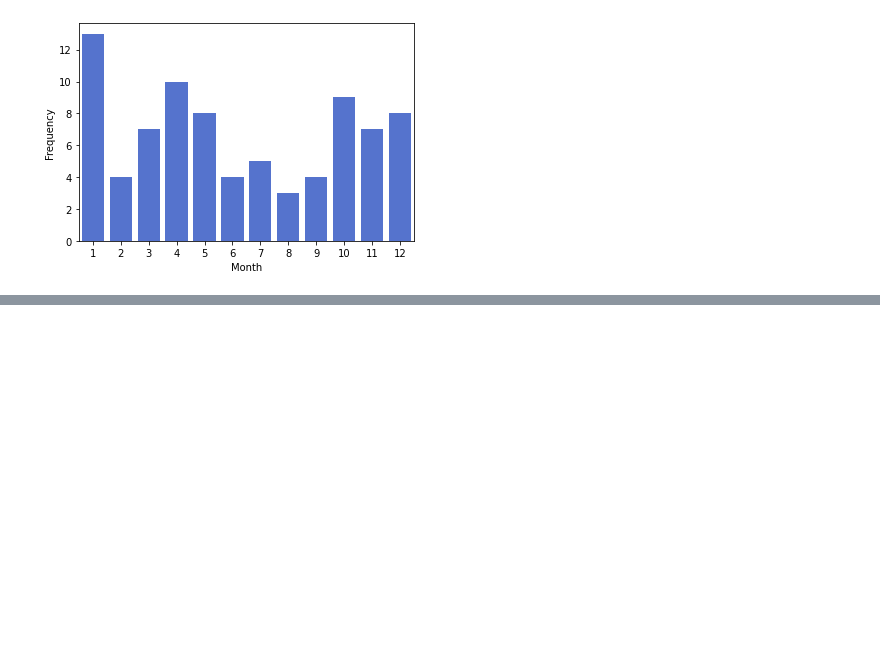
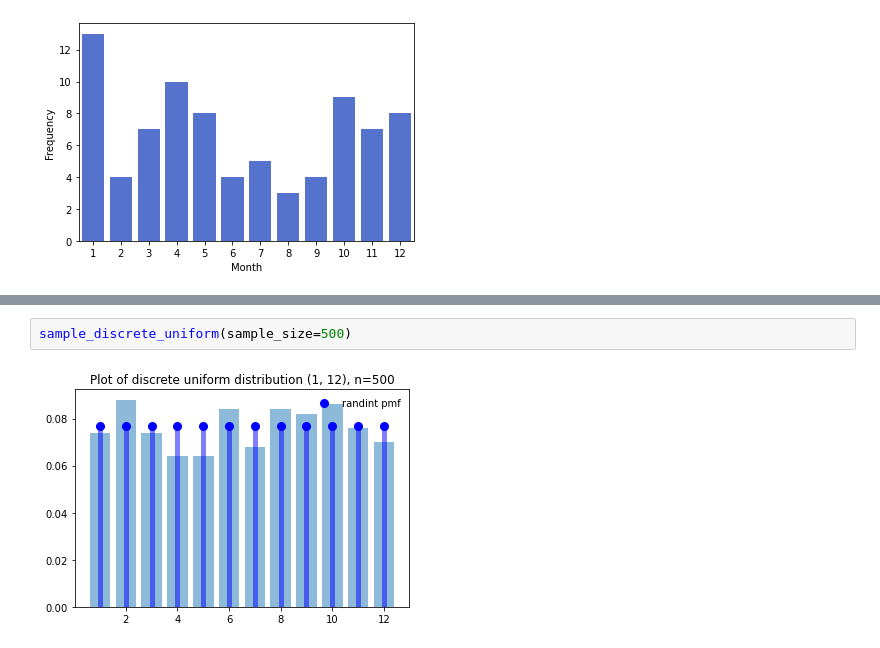
Before and after one commit to ljk233/AutomatingM248, a Jupyter notebook: comp_book/A08_UniformDistribution.ipynb, the cells around one changed output, grey strips where cells are left out. Drawn from its saved outputs; the diff is of its cells as text; blank space fills up the shorter version.

```diff
--- a/comp_book/A08_UniformDistribution.ipynb
+++ b/comp_book/A08_UniformDistribution.ipynb
@@ -44,0 +57,4 @@ ax = sns.barplot(data=df_royal,
+# %%
+sample_discrete_uniform(sample_size=500)
+# %% [output]
+[figure, added]
```
Also changed, not shown: parts of 5 cells of this notebook, 11 other files.
